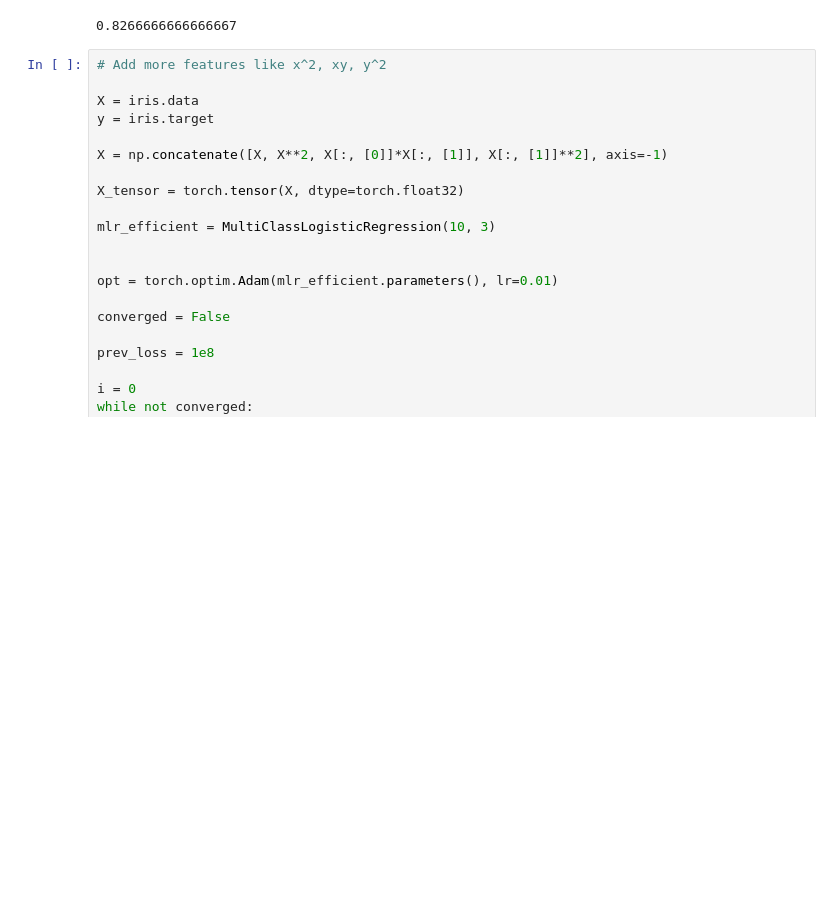
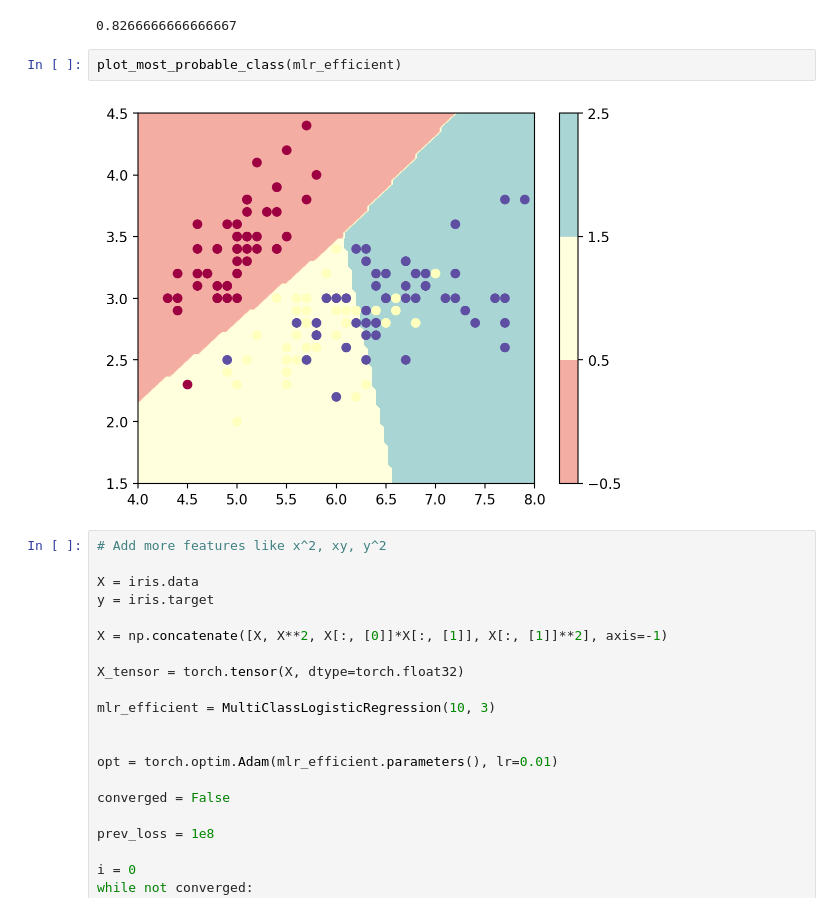
Before and after one commit to nipunbatra/ml-teaching, a Jupyter notebook: notebooks/logistic-regression-torch.ipynb, the cells around one changed output. Saved outputs shown, nothing was run; the diff lists cells and outputs as text; blank space fills up the shorter version.

```diff
--- a/notebooks/logistic-regression-torch.ipynb
+++ b/notebooks/logistic-regression-torch.ipynb
@@ -255,6 +279,10 @@ df
 (y_pred == iris.target).mean()
 # %% [output]
 0.8266666666666667
+# %%
+plot_most_probable_class(mlr_efficient)
+# %% [output]
+[figure, added]
 # %%
 # Add more features like x^2, xy, y^2
 
```
Also changed, not shown: parts of 7 cells of this notebook, 3 other files.
